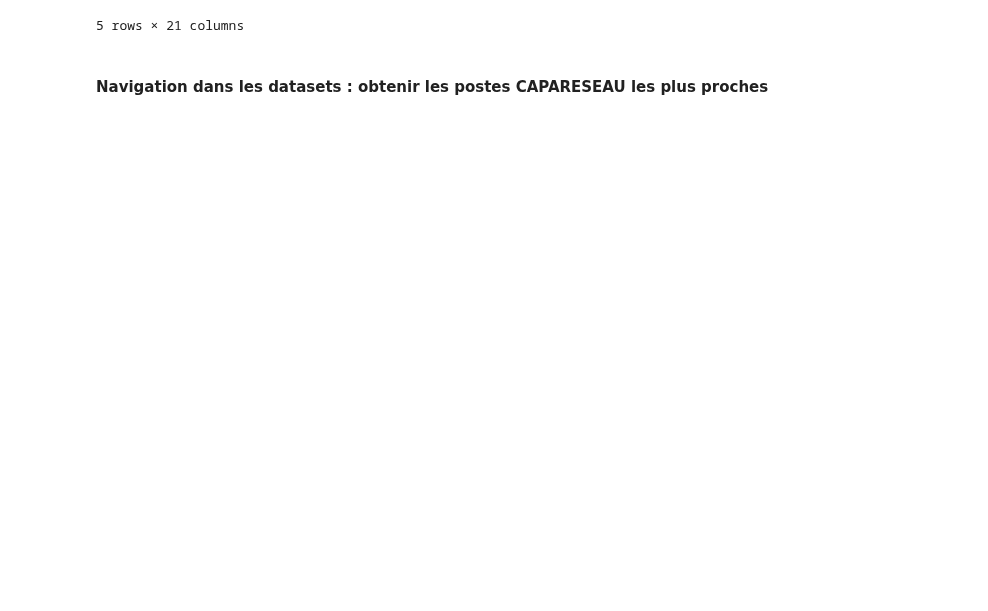
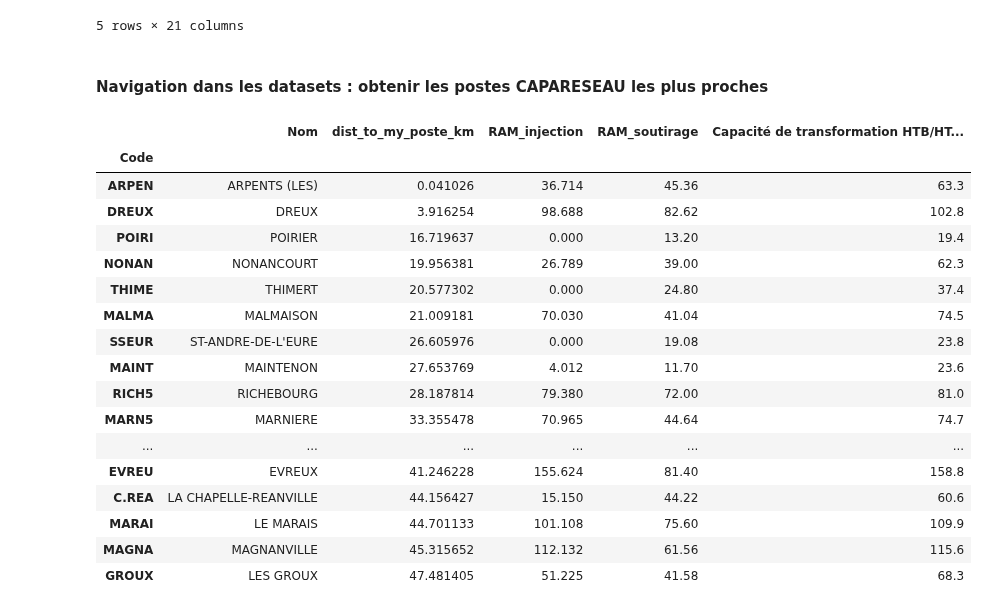
Before and after one commit to MattEclipse/congestion, a Jupyter notebook: notebooks/donnee_reseau.ipynb, the cells around one changed output. Saved outputs shown, nothing was run; the diff lists cells and outputs as text; code cells hidden in the pictures; blank space fills up the shorter version.

```diff
--- a/notebooks/donnee_reseau.ipynb
+++ b/notebooks/donnee_reseau.ipynb
@@ -612,32 +589,32 @@ if False :
 # %% [markdown]
 #### sous-tirage
 # %%
-fig_title = 'RAM_sous_tirage during hivernal consumption - CAPARESEAU datas'
-values_title = 'RAM_sous_tirage'
+fig_title = 'RAM_soutirage during hivernal consumption - CAPARESEAU datas'
+values_title = 'RAM_soutirage'
 
-df_capareseau_ss_tirage['text'] = df_capareseau_ss_tirage['Nom'] + ', Value = ' + df_capareseau_ss_tirage[values_title].astype(str) + 'MW , P_inst = ' + df_capareseau_ss_tirage['Puissance cumulée des transformateurs existants'].astype(str) + ' MW'
+df_capa['text'] = df_capa['Nom'] + ', Value = ' + df_capa[values_title].astype(str) + 'MW , P_inst = ' + df_capa['Puissance cumulée des transformateurs existants'].astype(str) + ' MW'
 
-show_map_substation_gradient(df_capareseau_ss_tirage, values_title,fig_title,values_title, 'text', True)
+# show_map_substation_gradient(df_capa, values_title,fig_title,values_title, 'text', True)
 # %% [markdown]
 #### Injections
 # %%
 fig_title = 'RAM_injection during summer - CAPARESEAU datas'
 values_title = "RAM_injection"
 
-df_capareseau_injection['text'] = df_capareseau_injection['Nom'].astype(str)  + ', value = ' + df_capareseau_injection[values_title].astype(str) + ' MW'
+df_capa['text'] = df_capa['Nom'].astype(str)  + ', value = ' + df_capa[values_title].astype(str) + ' MW'
 bar_title = values_title
 
-# show_map_substation_gradient(df_capareseau_injection,values_title,fig_title,bar_title, scale_reverse= True)
+# show_map_substation_gradient(df_capa,values_title,fig_title,bar_title, scale_reverse= True)
 # %% [markdown]
 #### intersections
 # %%
 fig_title = 'Substation RAM : min injection & consumption - CAPARESEAU datas'
 
 values_title = "min_RAM"
-df_intersection['text'] = df_intersection['Nom'].astype(str)  + ', value = ' + df_intersection[values_title].astype(str) + ' MW, P_inst = ' + df_intersection['Puissance cumulée des transformateurs existants'].astype(str) + ' MW'
+df_capa['text'] = df_capa['Nom'].astype(str)  + ', value = ' + df_capa[values_title].astype(str) + ' MW, P_inst = ' + df_capa['Puissance cumulée des transformateurs existants'].astype(str) + ' MW'
 bar_title = values_title  + ' MW'
 
-# show_map_substation_gradient(df_intersection,values_title,fig_title,bar_title, scale_reverse= True)
+# show_map_substation_gradient(df_capa,values_title,fig_title,bar_title, scale_reverse= True)
 # %% [markdown]
 #### Navigation dans les datasets  et comparaison avec D1
 # %%
@@ -667,3 +644,34 @@ df_D1.head()
 #             file.write('\n')
 # %% [markdown]
 #### Navigation dans les datasets : obtenir les postes CAPARESEAU les plus proches
+# %%
+my_GeopointPoste_1 = [48.5587213, 7.7976421]
+my_GeopointPoste_2 = [49.3132494, 1.1897809]
+my_GeopointPoste_3 = [49.263092, 4.100068] # Cernay
+my_GeopointPoste_4 = [46.754655, 5.915800] # Champagnolle
+my_GeopointPoste_5 = [48.7098768941521, 1.3839132342552853] # Les Arpents
+n_voisins = 20
+
+df_res = get_closest_post(df_capa,my_GeopointPoste_5, n_voisins)
+# %%
+df_res = df_res[["Nom", "dist_to_my_poste_km","RAM_injection", "RAM_soutirage", "Capacité de transformation HTB/HTA restante disponible pour l'injection sur le réseau public de distribution"]]
+df_res.head(20)
+# %% [output]
+|  | Nom | dist_to_my_poste_km | RAM_injection | RAM_soutirage | Capacité de transformation HTB/HT... |
+| Code |  |  |  |  |  |
+| ARPEN | ARPENTS (LES) | 0.041026 | 36.714 | 45.36 | 63.3 |
+| DREUX | DREUX | 3.916254 | 98.688 | 82.62 | 102.8 |
+| POIRI | POIRIER | 16.719637 | 0.000 | 13.20 | 19.4 |
+| NONAN | NONANCOURT | 19.956381 | 26.789 | 39.00 | 62.3 |
+| THIME | THIMERT | 20.577302 | 0.000 | 24.80 | 37.4 |
+| MALMA | MALMAISON | 21.009181 | 70.030 | 41.04 | 74.5 |
+| SSEUR | ST-ANDRE-DE-L'EURE | 26.605976 | 0.000 | 19.08 | 23.8 |
+| MAINT | MAINTENON | 27.653769 | 4.012 | 11.70 | 23.6 |
+| RICH5 | RICHEBOURG | 28.187814 | 79.380 | 72.00 | 81.0 |
+| MARN5 | MARNIERE | 33.355478 | 70.965 | 44.64 | 74.7 |
+| ... | ... | ... | ... | ... | ... |
+| EVREU | EVREUX | 41.246228 | 155.624 | 81.40 | 158.8 |
+| C.REA | LA CHAPELLE-REANVILLE | 44.156427 | 15.150 | 44.22 | 60.6 |
+| MARAI | LE MARAIS | 44.701133 | 101.108 | 75.60 | 109.9 |
+| MAGNA | MAGNANVILLE | 45.315652 | 112.132 | 61.56 | 115.6 |
+| GROUX | LES GROUX | 47.481405 | 51.225 | 41.58 | 68.3 |
```
Also changed, not shown: parts of 14 cells of this notebook, 8 other files.
